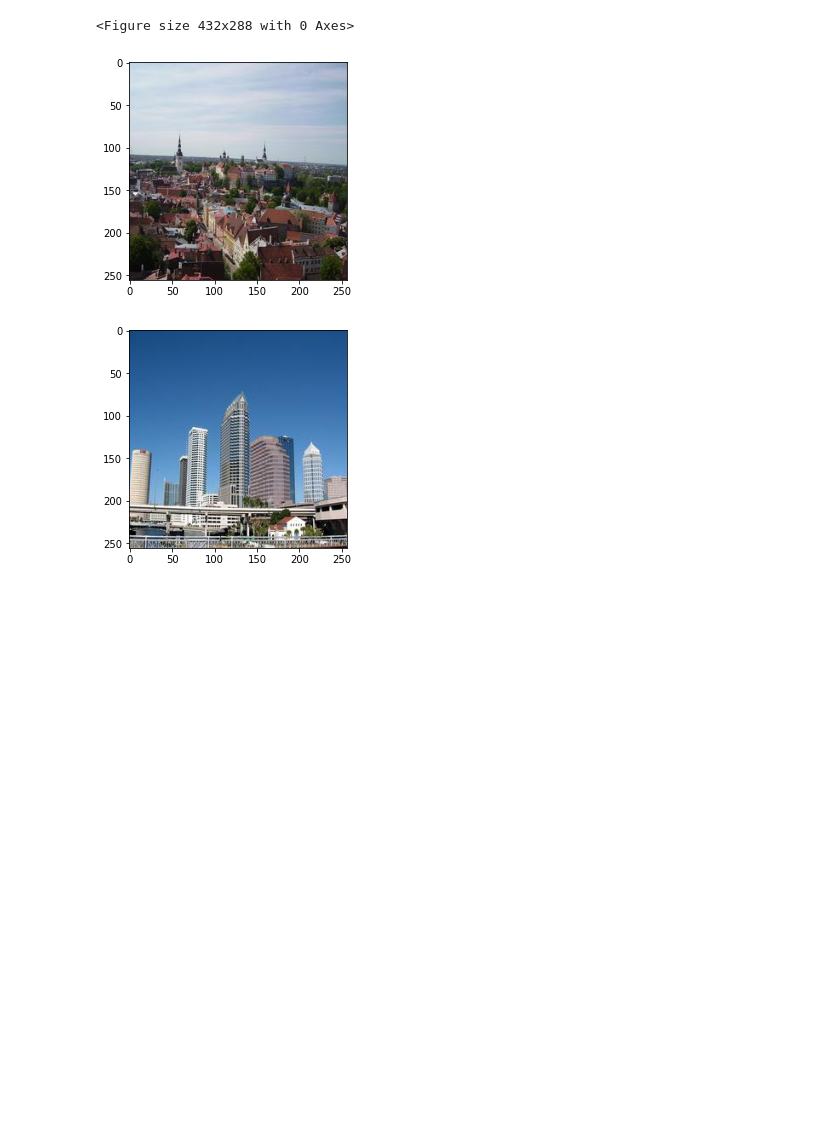
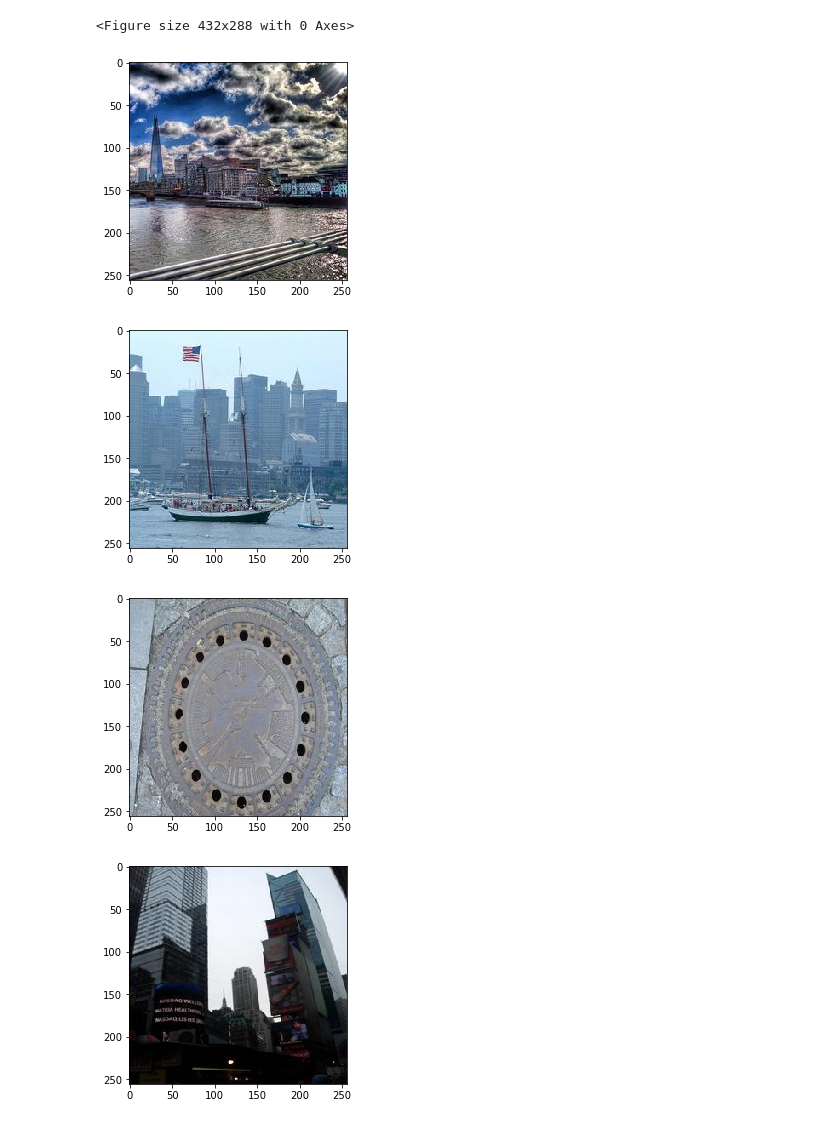
Before and after one commit to e-stan/image_generator, a Jupyter notebook: notebooks/generate_images.ipynb, the cells around one changed output. Saved outputs shown, nothing was run; the diff lists cells and outputs as text; code cells hidden in the pictures; blank space fills up the shorter version.

```diff
--- a/notebooks/generate_images.ipynb
+++ b/notebooks/generate_images.ipynb
@@ -36,7 +36,7 @@ vae.load_weights("../models/skyline_vae_100_3")
 # %% [output]
 <tensorflow.python.training.tracking.util.CheckpointLoadStatus at 0x...>
 # %%
-names = ["../data/skyline_images/" + x for x in os.listdir("../data/skyline_images/") if ".jpg" in x]
+names = ["../data/skyline_images/" + x for x in os.listdir("../data/skyline_images/") if ".jpg" in x][:100]
 # %%
 tensor = getTrainingTensor(names,dim)
 # %%
@@ -88,10 +88,12 @@ enhanced 2x
 [figure]
 <Figure size 432x288 with 0 Axes>
 # %%
-randomImageSelect = rd.sample(list(range(len(tensor))),k=2)
+randomImageSelect = rd.sample(list(range(len(tensor))),k=5)
 for i in randomImageSelect:
     plt.figure()
     plt.imshow(tensor[i])
 # %% [output]
-[figure, old version]
+[figure, new version]
-[figure, old version]
+[figure, new version]
+[figure, added]
+[figure, added]
```
Also changed, not shown: parts of 7 cells of this notebook, 3 other files.
